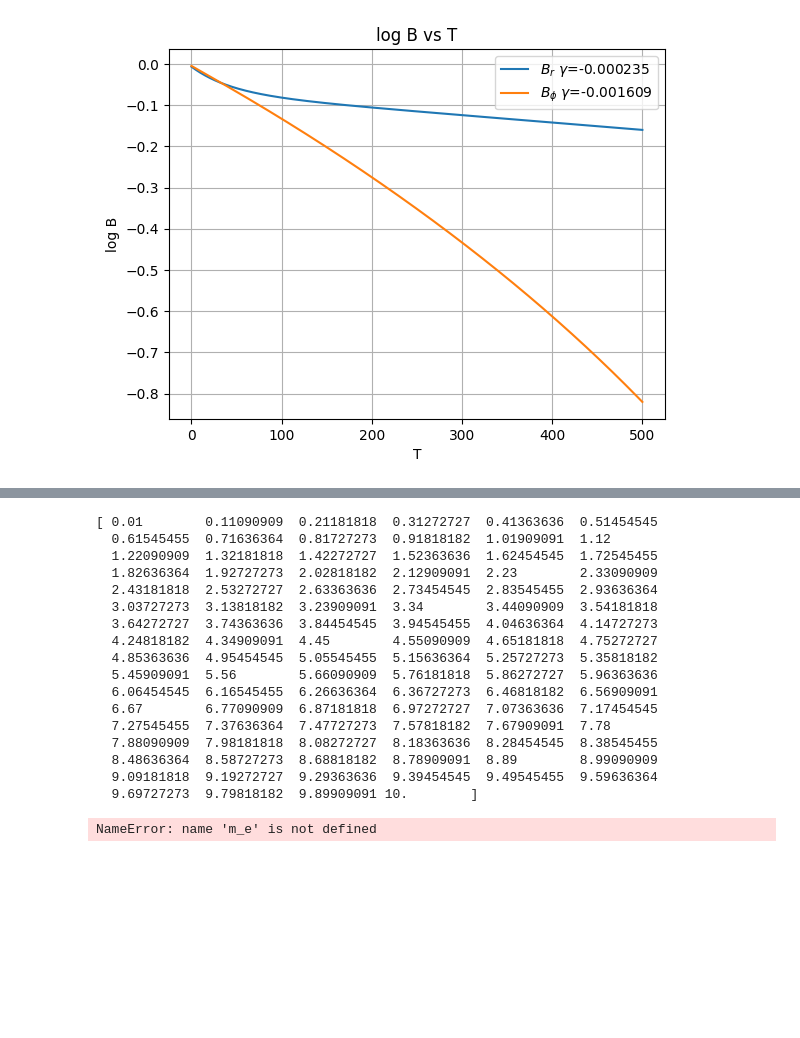
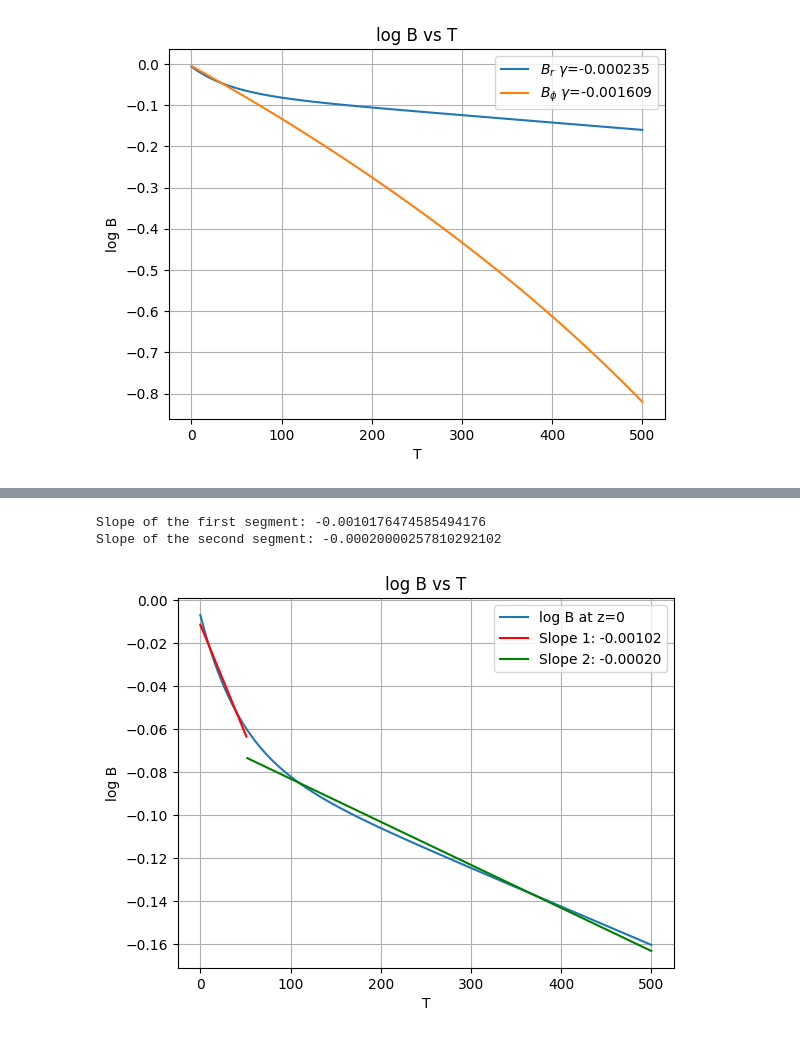
Before and after one commit to dimo192/dimo192.github.io, a Jupyter notebook: misc codes/task 2/t1.ipynb, the cells around one changed output, grey strips where cells are left out. Saved outputs shown, nothing was run; the diff lists cells and outputs as text; code cells hidden in the pictures; blank space fills up the shorter version.

```diff
--- a/misc codes/task 2/t1.ipynb
+++ b/misc codes/task 2/t1.ipynb
@@ -191,55 +199,6 @@ Slope of the second segment: -0.0002008062948690564
-# %%
-def find_critical_dynamo_number(eta_t_values):
-    critical_dynamo_numbers = []
-    for eta_t in eta_t_values:
-        B_r0 = initial_condition(z)
-        B_phi0 = initial_condition(z)
-
-        for _ in range(max_frames):
-            B_r0, B_phi0 = rk4_step(B_r0, B_phi0)
-
-        magnetic_field_no_z = np.sqrt(B_r0 ** 2 + B_phi0 ** 2)#if this value decreases we can say that the dynamo is decaying and thus is not growing
-        m_e.append(magnetic_field_no_z)
-        if magnetic_energy > 1e-6:  # Adjust the threshold as needed
-            # If magnetic energy grows, append the eta_t value to the critical_dynamo_numbers list
-            critical_dynamo_numbers.append(eta_t)
-        else:
-            # If magnetic energy does not grow, break the loop
-            break
-
-    # Return the critical dynamo number
-    if critical_dynamo_numbers:
-        return max(critical_dynamo_numbers)
-    else:
-        return None
-
-# Define a range of eta_t values to iterate over
-eta_t_values = np.linspace(0.01, 10.0, 100)
-print(eta_t_values)
-# Find the critical dynamo number
-critical_dynamo_number = find_critical_dynamo_number(eta_t_values)
-
-# Print the critical dynamo number
-if critical_dynamo_number is not None:
-    print("Critical dynamo number:", critical_dynamo_number)
-else:
-    print("Dynamo action is not present in the given range of eta_t values.")
-# %% [output]
-[ 0.01        0.11090909  0.21181818  0.31272727  0.41363636  0.51454545
-  0.61545455  0.71636364  0.81727273  0.91818182  1.01909091  1.12
-  1.22090909  1.32181818  1.42272727  1.52363636  1.62454545  1.72545455
-  1.82636364  1.92727273  2.02818182  2.12909091  2.23        2.33090909
-  2.43181818  2.53272727  2.63363636  2.73454545  2.83545455  2.93636364
-  3.03727273  3.13818182  3.23909091  3.34        3.44090909  3.54181818
-  3.64272727  3.74363636  3.84454545  3.94545455  4.04636364  4.14727273
-  4.24818182  4.34909091  4.45        4.55090909  4.65181818  4.75272727
-  4.85363636  4.95454545  5.05545455  5.15636364  5.25727273  5.35818182
-  5.45909091  5.56        5.66090909  5.76181818  5.86272727  5.96363636
-  6.06454545  6.16545455  6.26636364  6.36727273  6.46818182  6.56909091
-  6.67        6.77090909  6.87181818  6.97272727  7.07363636  7.17454545
-  7.27545455  7.37636364  7.47727273  7.57818182  7.67909091  7.78
-  7.88090909  7.98181818  8.08272727  8.18363636  8.28454545  8.38545455
-  8.48636364  8.58727273  8.68818182  8.78909091  8.89        8.99090909
-  9.09181818  9.19272727  9.29363636  9.39454545  9.49545455  9.59636364
-  9.69727273  9.79818182  9.89909091 10.        ]
-NameError: name 'm_e' is not defined
+# %%
+split_index_gamma(52)
+# %% [output]
+Slope of the first segment: -0.0010176474585494176
+Slope of the second segment: -0.00020000257810292102
+[figure, added]
```
Also changed, not shown: parts of 6 cells of this notebook, 6 other files.
